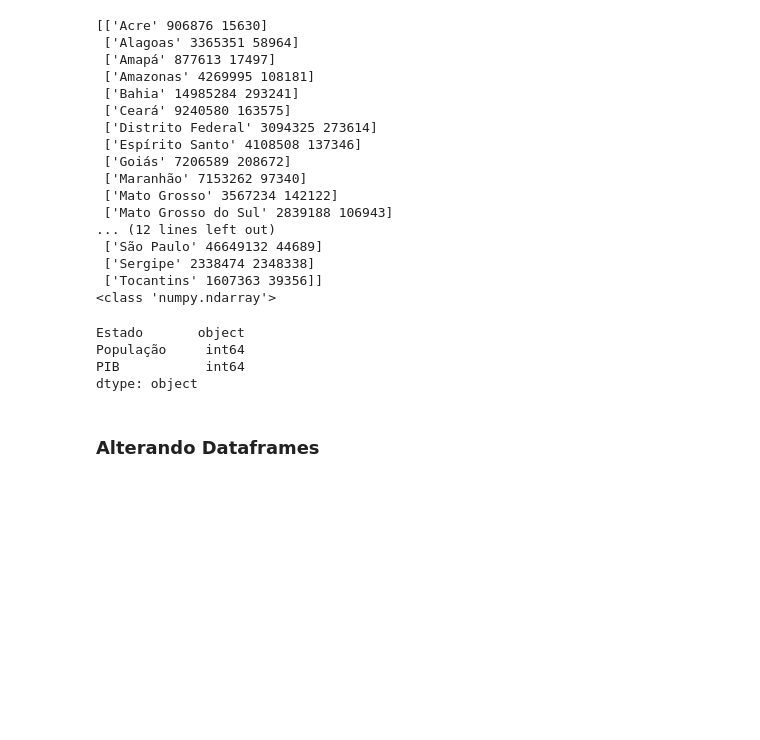
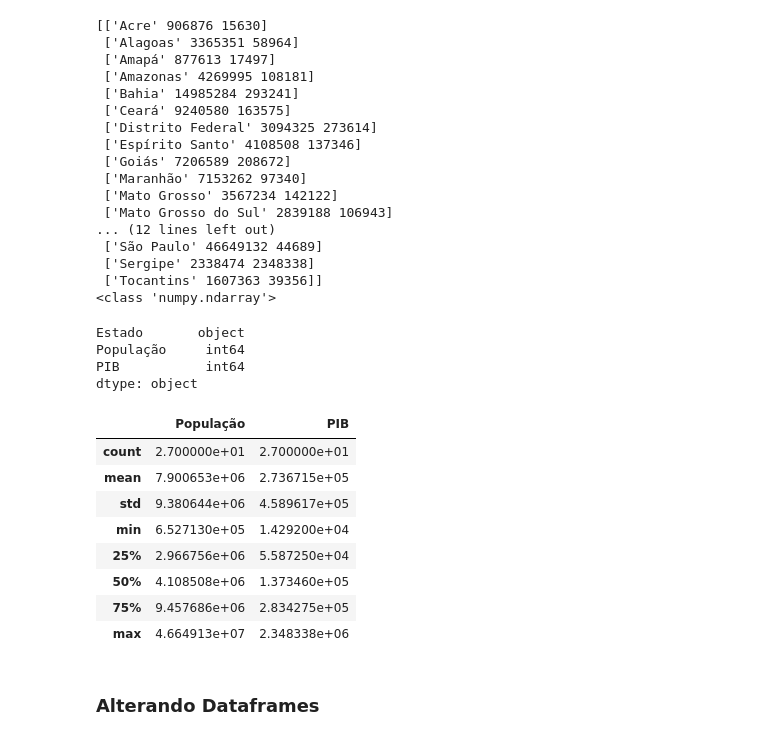
Before and after one commit to F-Neres/NotasPessoais, a Jupyter notebook: Notas/Pacotes/Pandas.ipynb, the cells around one changed output. Drawn from its saved outputs; the diff is of its cells as text; code cells hidden in the pictures; blank space fills up the shorter version.

```diff
--- a/Notas/Pacotes/Pandas.ipynb
+++ b/Notas/Pacotes/Pandas.ipynb
@@ -672,5 +672,19 @@ Estado       object
 População     int64
 PIB           int64
 dtype: object
+# %%
+# Informações estatísticas sobre o dataframe
+
+Tabela1.describe()
+# %% [output]
+|  | População | PIB |
+| count | 2.700000e+01 | 2.700000e+01 |
+| mean | 7.900653e+06 | 2.736715e+05 |
+| std | 9.380644e+06 | 4.589617e+05 |
+| min | 6.527130e+05 | 1.429200e+04 |
+| 25% | 2.966756e+06 | 5.587250e+04 |
+| 50% | 4.108508e+06 | 1.373460e+05 |
+| 75% | 9.457686e+06 | 2.834275e+05 |
+| max | 4.664913e+07 | 2.348338e+06 |
 # %% [markdown]
 ### Alterando Dataframes
```
Also changed, not shown: parts of 2 cells of this notebook.
